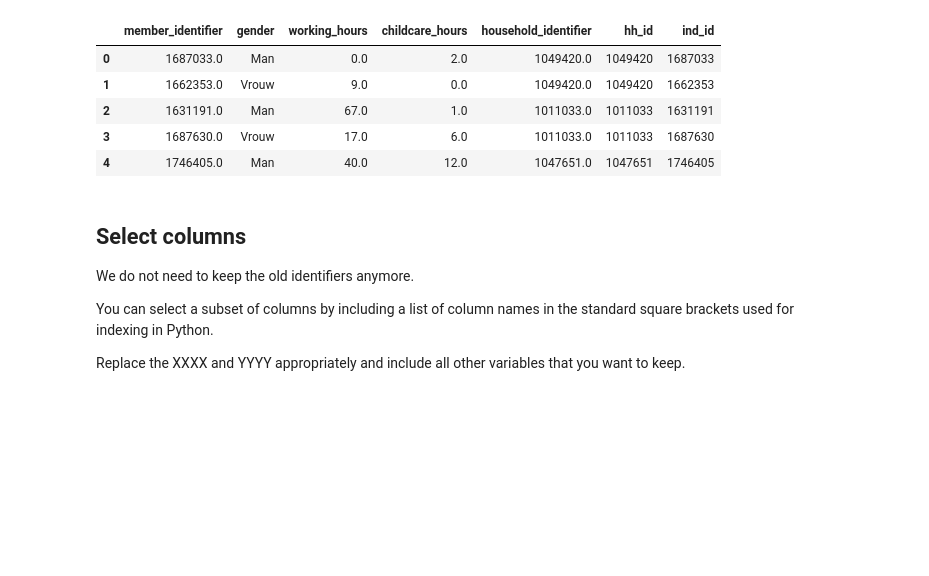
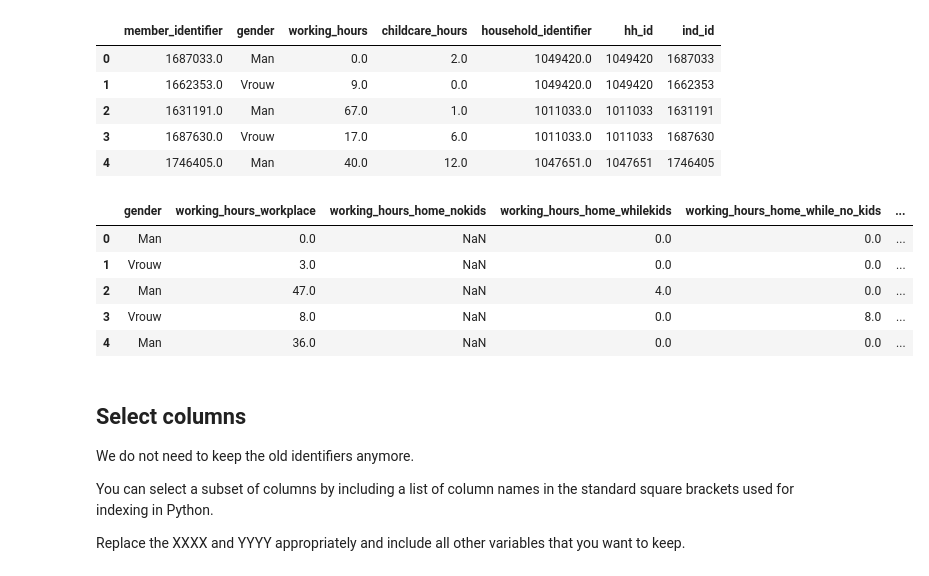
Before and after one commit to thanhan25/epp-materials, a Jupyter notebook: week-05/manage_data.ipynb, the cells around one changed output. Cells and saved outputs as stored; diff of their text form; code cells hidden in the pictures; blank space fills up the shorter version.

```diff
--- a/week-05/manage_data.ipynb
+++ b/week-05/manage_data.ipynb
@@ -100,6 +187,15 @@ nov_2019.head()
 | 2 | 1631191.0 | Man | 67.0 | 1.0 | 1011033.0 | 1011033 | 1631191 |
 | 3 | 1687630.0 | Vrouw | 17.0 | 6.0 | 1011033.0 | 1011033 | 1687630 |
 | 4 | 1746405.0 | Man | 40.0 | 12.0 | 1047651.0 | 1047651 | 1746405 |
+# %%
+apr_2020.head()
+# %% [output]
+|  | gender | working_hours_workplace | working_hours_home_nokids | working_hours_home_whilekids | working_hours_home_while_no_kids | ... |
+| 0 | Man | 0.0 | NaN | 0.0 | 0.0 | ... |
+| 1 | Vrouw | 3.0 | NaN | 0.0 | 0.0 | ... |
+| 2 | Man | 47.0 | NaN | 4.0 | 0.0 | ... |
+| 3 | Vrouw | 8.0 | NaN | 0.0 | 8.0 | ... |
+| 4 | Man | 36.0 | NaN | 0.0 | 0.0 | ... |
 # %% [markdown]
 ## Select columns
 
```
Also changed, not shown: parts of 13 cells of this notebook, 1 other file.
